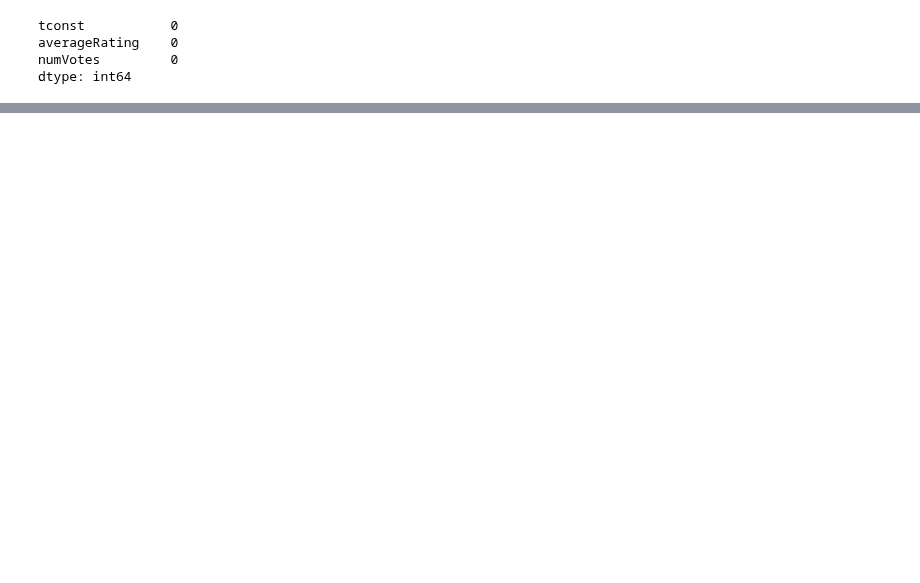
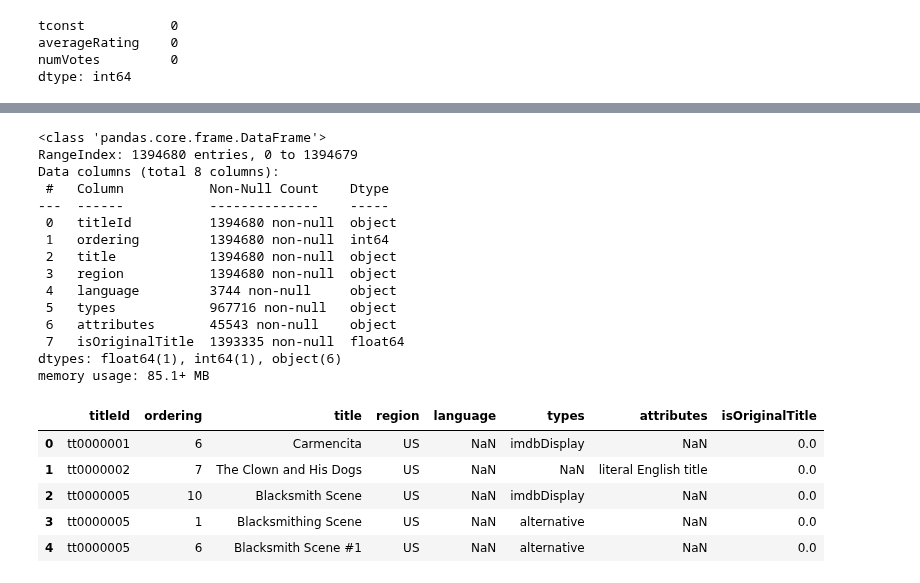
Before and after one commit to purvikansara/Recommendation, a Jupyter notebook: testMovie.ipynb, the cells around one changed output, grey strips where cells are left out. Cells and saved outputs as stored; diff of their text form; code cells hidden in the pictures; blank space fills up the shorter version.

```diff
--- a/testMovie.ipynb
+++ b/testMovie.ipynb
@@ -249,0 +301,27 @@ ratings
+# %%
+akas.to_csv('testData/title_akas_cleaned.csv.gz',compression='gzip',index=False)
+akas = pd.read_csv('testData/title_akas_cleaned.csv.gz')
+akas.info()
+akas.head()
+# %% [output]
+<class 'pandas.core.frame.DataFrame'>
+RangeIndex: 1394680 entries, 0 to 1394679
+Data columns (total 8 columns):
+ #   Column           Non-Null Count    Dtype
+---  ------           --------------    -----
+ 0   titleId          1394680 non-null  object
+ 1   ordering         1394680 non-null  int64
+ 2   title            1394680 non-null  object
+ 3   region           1394680 non-null  object
+ 4   language         3744 non-null     object
+ 5   types            967716 non-null   object
+ 6   attributes       45543 non-null    object
+ 7   isOriginalTitle  1393335 non-null  float64
+dtypes: float64(1), int64(1), object(6)
+memory usage: 85.1+ MB
+|  | titleId | ordering | title | region | language | types | attributes | isOriginalTitle |
+| 0 | tt0000001 | 6 | Carmencita | US | NaN | imdbDisplay | NaN | 0.0 |
+| 1 | tt0000002 | 7 | The Clown and His Dogs | US | NaN | NaN | literal English title | 0.0 |
+| 2 | tt0000005 | 10 | Blacksmith Scene | US | NaN | imdbDisplay | NaN | 0.0 |
+| 3 | tt0000005 | 1 | Blacksmithing Scene | US | NaN | alternative | NaN | 0.0 |
+| 4 | tt0000005 | 6 | Blacksmith Scene #1 | US | NaN | alternative | NaN | 0.0 |
```
Also changed, not shown: parts of 15 cells of this notebook, 13 other files.
